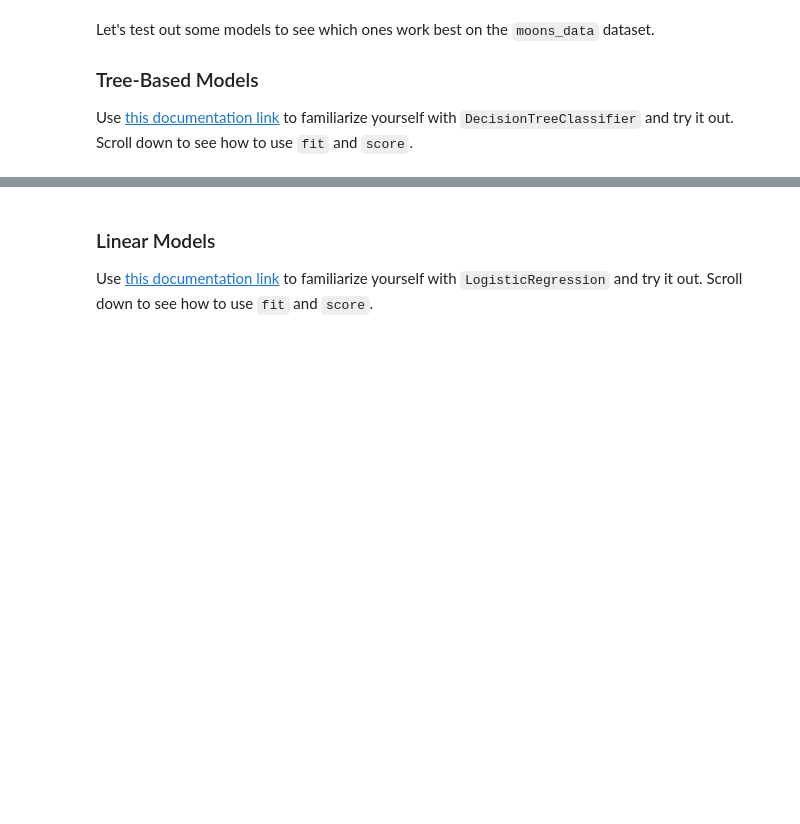
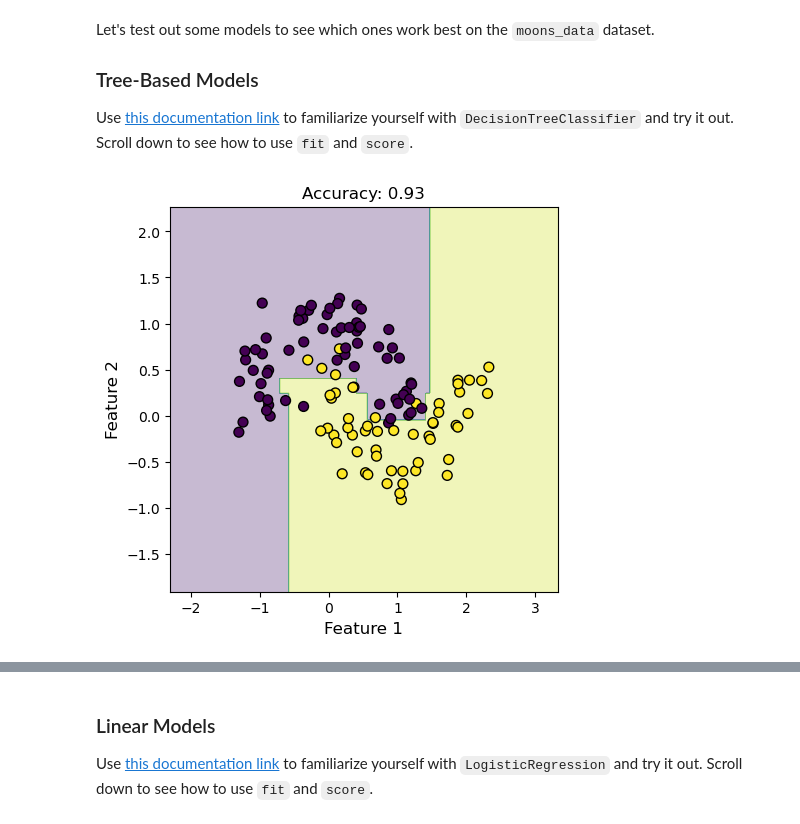
Before and after one commit to rachelkd/geering-up, a Jupyter notebook: 2_1-intro-to-supervised-models.ipynb, the cells around one changed output, grey strips where cells are left out. Drawn from its saved outputs; the diff is of its cells as text; code cells hidden in the pictures; blank space fills up the shorter version.

Commit message:
add supervised models solution

```diff
--- a/2_1-intro-to-supervised-models.ipynb
+++ b/2_1-intro-to-supervised-models.ipynb
@@ -93,2 +108,4 @@ Which list do you think is the features and which do you think is the target? Un
+# %%
+X, y = moons_data
 # %% [markdown]
 To split the data into training and test sets, we use the `train_test_split` function. Use [this documentation link](https://scikit-learn.org/stable/modules/generated/sklearn.model_selection.train_test_split.html) to get familiar with `train_test_split`. Scroll down on the page to see examples of the function being used in the code.
@@ -100,0 +112,3 @@ To split the data into training and test sets, we use the `train_test_split` fun
+# %%
+X_train, X_test, y_train, y_test = train_test_split(X, y, test_size=0.3, random_state=123)
+X_train
@@ -133 +147,9 @@ tree_score = ...
+# %%
+tree_model = DecisionTreeClassifier(max_depth=5, random_state=42)
+tree_model.fit(X_train, y_train)
+tree_score = tree_model.score(X_test, y_test)
+# %%
+visualize_boundary(X_test, y_test, tree_model, tree_score)
+# %% [output]
+[figure, added]
 # %%
```
Also changed, not shown: parts of 39 cells of this notebook.
